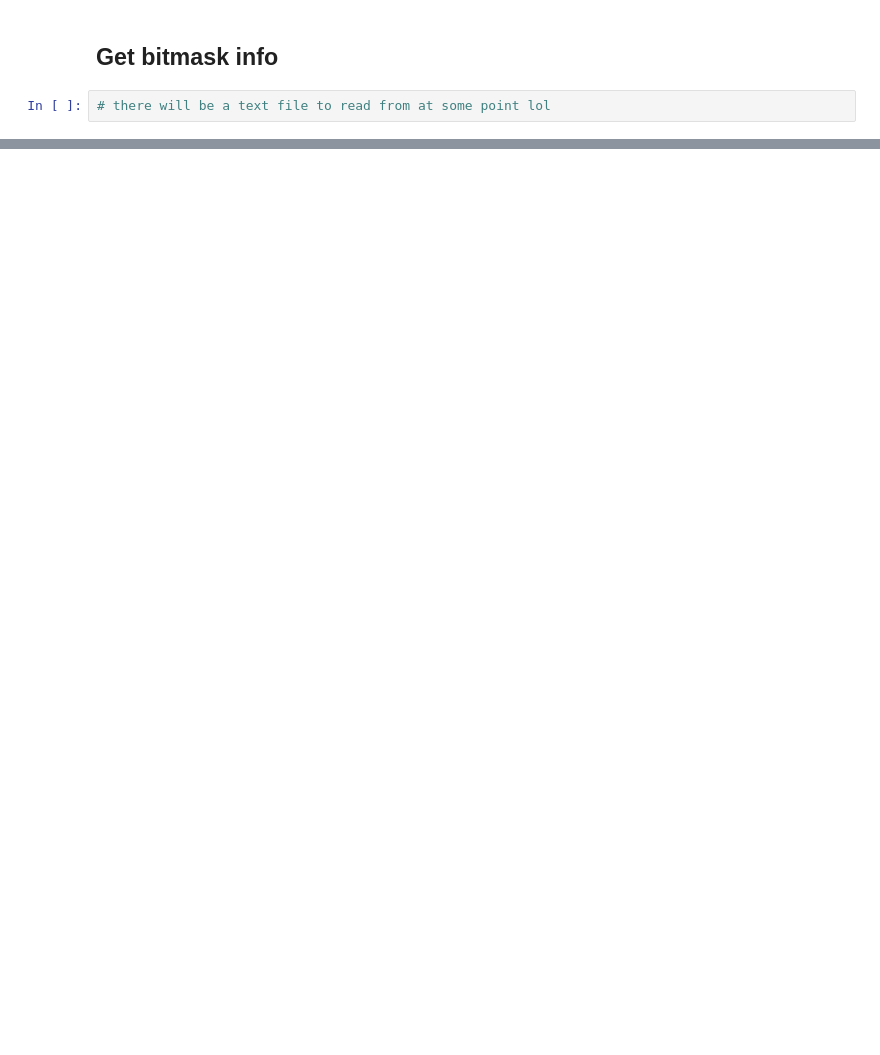
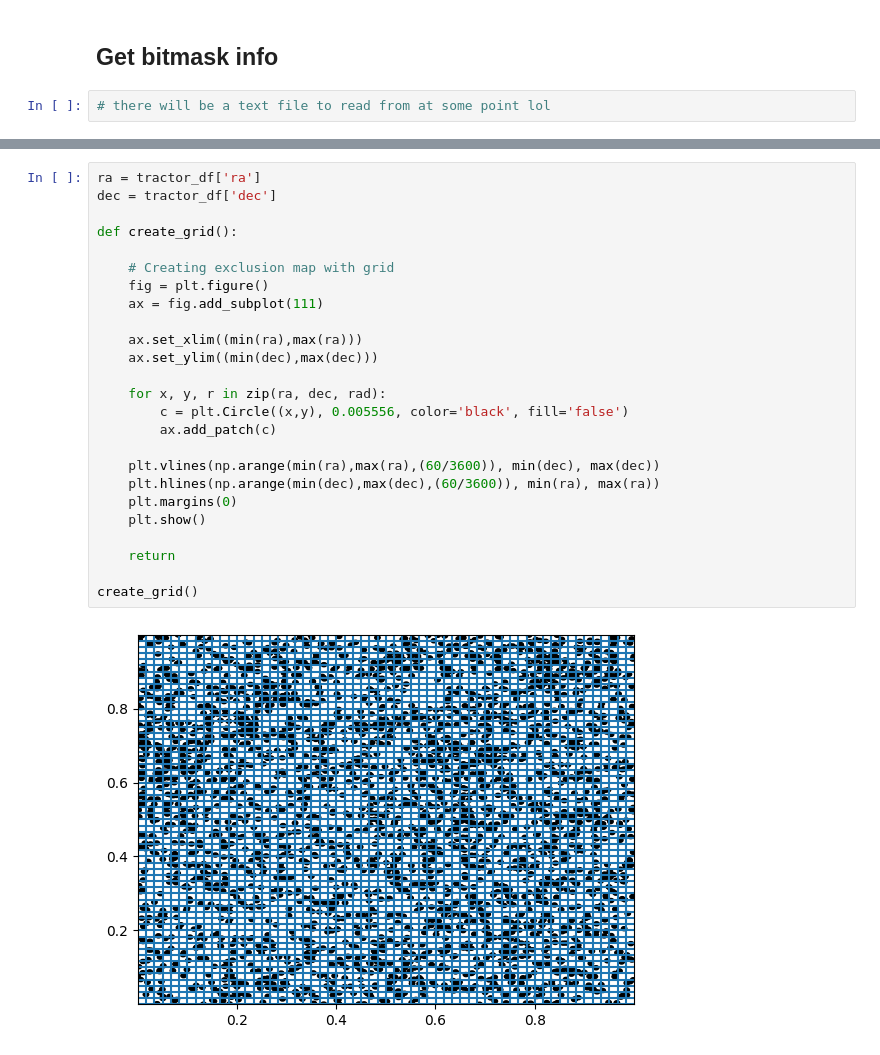
Before and after one commit to cyb0rb/WiFeS_Catalog, a Jupyter notebook: positions_from_catalog.ipynb, the cells around one changed output, grey strips where cells are left out. Cells and saved outputs as stored; diff of their text form; blank space fills up the shorter version.

```diff
--- a/positions_from_catalog.ipynb
+++ b/positions_from_catalog.ipynb
@@ -56,0 +89,27 @@ tractor_df = query_tractor(100, -25, 1.0)
+# %%
+ra = tractor_df['ra']
+dec = tractor_df['dec']
+
+def create_grid():
+
+    # Creating exclusion map with grid
+    fig = plt.figure()
+    ax = fig.add_subplot(111)
+
+    ax.set_xlim((min(ra),max(ra)))
+    ax.set_ylim((min(dec),max(dec)))
+
+    for x, y, r in zip(ra, dec, rad):
+        c = plt.Circle((x,y), 0.005556, color='black', fill='false')
+        ax.add_patch(c)
+
+    plt.vlines(np.arange(min(ra),max(ra),(60/3600)), min(dec), max(dec))
+    plt.hlines(np.arange(min(dec),max(dec),(60/3600)), min(ra), max(ra))
+    plt.margins(0)
+    plt.show()
+
+    return
+
+create_grid()
+# %% [output]
+[figure, added]
```
Also changed, not shown: parts of 5 cells of this notebook.
